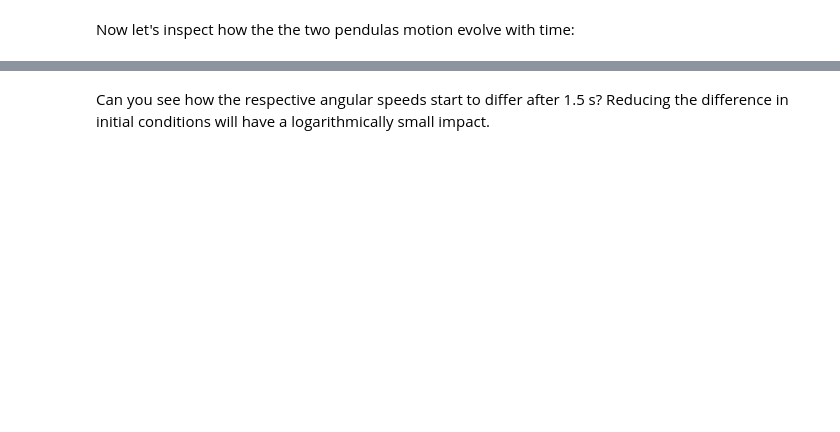
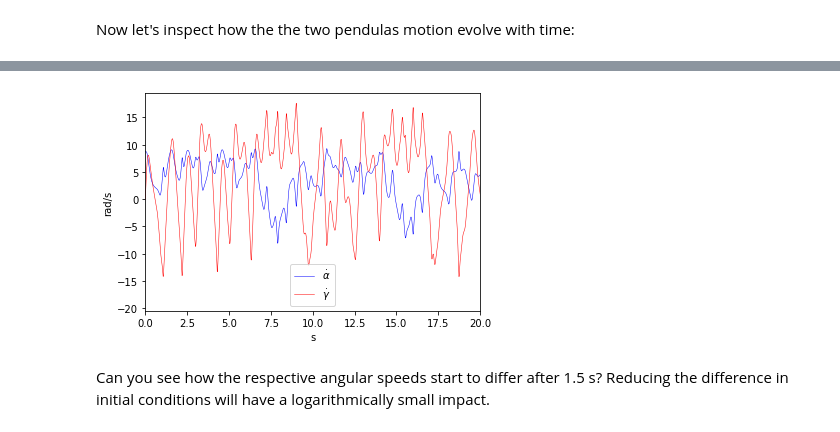
Before and after one commit to AdelImamovic/rott-pendulum, a Jupyter notebook: demo.ipynb, the cells around one changed output, grey strips where cells are left out. Cells and saved outputs as stored; diff of their text form; code cells hidden in the pictures; blank space fills up the shorter version.

```diff
--- a/demo.ipynb
+++ b/demo.ipynb
@@ -36,2 +56,9 @@ Text(21.90625, 0.5, '$\\alpha$ and $\\gamma$ in rad / s')
+# %%
+f2,ax2=plt.subplots()
+t1.plot(f=f,ax=ax2)
+ax2.set_xlim([0,20])
+f2.savefig("chaotic_plot.png")
+# %% [output]
+[figure, added]
 # %% [markdown]
 Can you see how the respective angular speeds start to differ after 1.5 s? Reducing the difference in initial conditions will have a logarithmically small impact.
```
Also changed, not shown: parts of 11 cells of this notebook, 7 other files.
